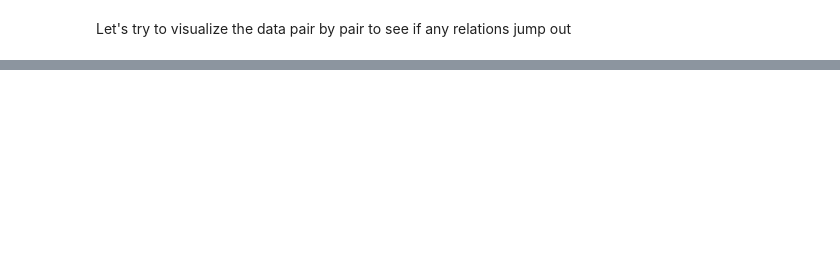
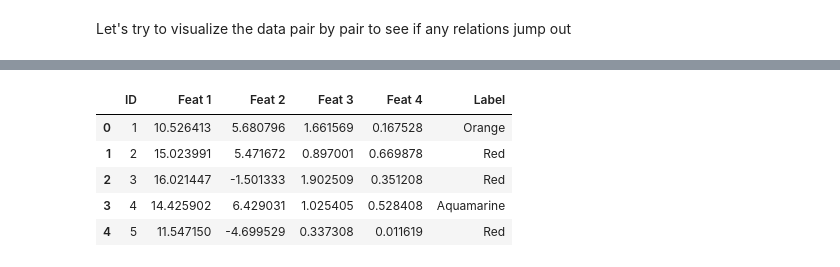
Before and after one commit to magratheazaphod/nextcaller, a Jupyter notebook: blind_scratch.ipynb, the cells around one changed output, grey strips where cells are left out. Saved outputs shown, nothing was run; the diff lists cells and outputs as text; code cells hidden in the pictures; blank space fills up the shorter version.

```diff
--- a/blind_scratch.ipynb
+++ b/blind_scratch.ipynb
@@ -125,0 +179,9 @@ Something weird clearly going on with variable 4 - otherwise, hard to really see
+# %%
+data.head()
+# %% [output]
+|  | ID | Feat 1 | Feat 2 | Feat 3 | Feat 4 | Label |
+| 0 | 1 | 10.526413 | 5.680796 | 1.661569 | 0.167528 | Orange |
+| 1 | 2 | 15.023991 | 5.471672 | 0.897001 | 0.669878 | Red |
+| 2 | 3 | 16.021447 | -1.501333 | 1.902509 | 0.351208 | Red |
+| 3 | 4 | 14.425902 | 6.429031 | 1.025405 | 0.528408 | Aquamarine |
+| 4 | 5 | 11.547150 | -4.699529 | 0.337308 | 0.011619 | Red |
```
Also changed, not shown: parts of 7 cells of this notebook.
